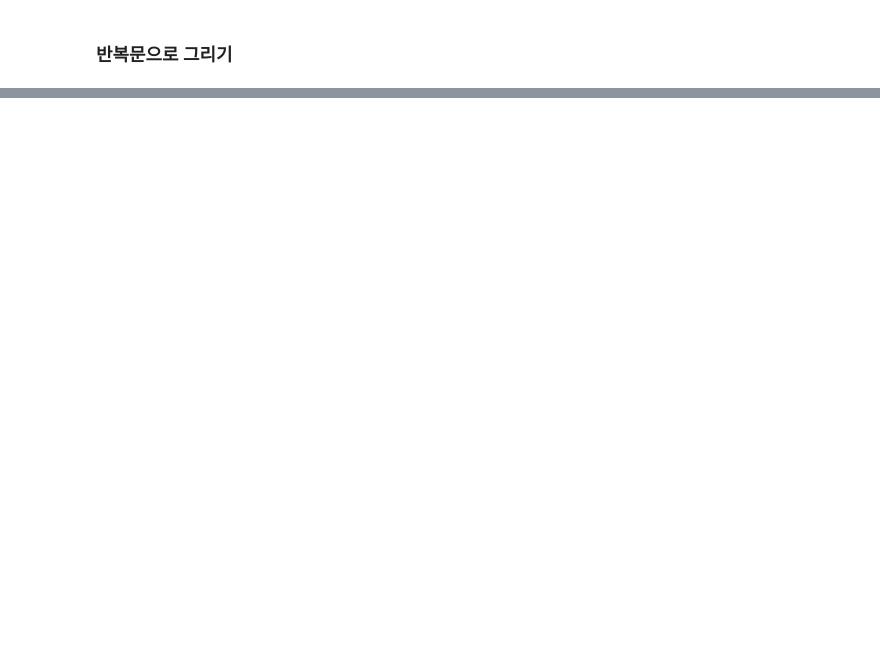
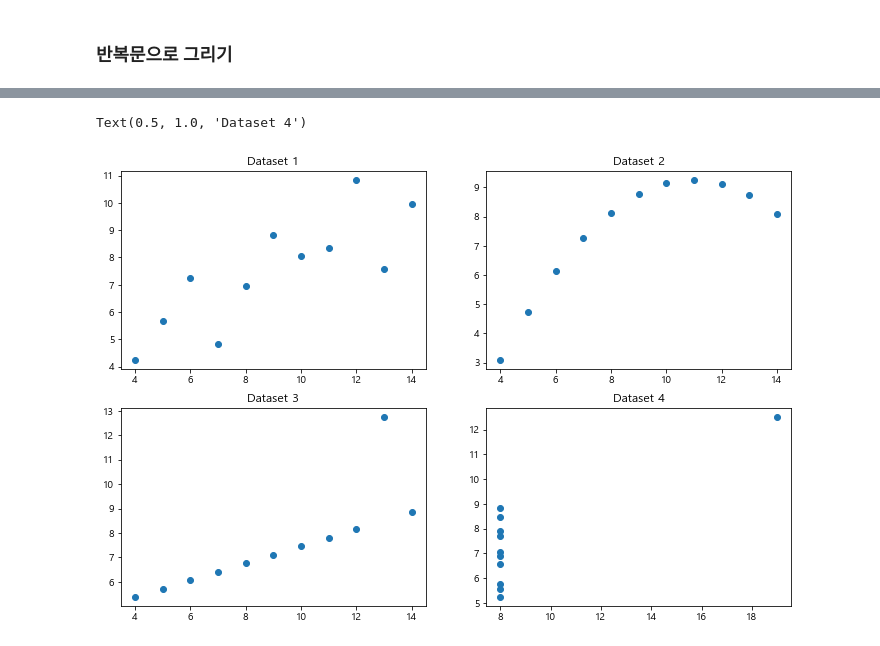
Before and after one commit to beegramin9/DataScience, a Jupyter notebook: 04_matplotlib/07_객체.ipynb, the cells around one changed output, grey strips where cells are left out. Drawn from its saved outputs; the diff is of its cells as text; code cells hidden in the pictures; blank space fills up the shorter version.

```diff
--- a/04_matplotlib/07_객체.ipynb
+++ b/04_matplotlib/07_객체.ipynb
@@ -137,0 +168,7 @@ plt.show()
+# %%
+ans = sns.load_dataset('anscombe')
+ds1 = ans[ans.dataset == 'I']
+ds2 = ans[ans.dataset == 'II']
+ds3 = ans[ans.dataset == 'III']
+ds4 = ans[ans.dataset == 'IV']
+ds1
@@ -137,0 +198,28 @@ plt.show()
+# %%
+ds1 = ans[ans.dataset == 'I']
+ds2 = ans[ans.dataset == 'II']
+ds3 = ans[ans.dataset == 'III']
+ds4 = ans[ans.dataset == 'IV']
+# %%
+
+# groupby, pivot, pivotable은 데이터에 함수를 써서 정리할 때 사용하는거고
+# 열 채로 들고오려면 팬시인덱싱을 쓸 수 밖에 없다
+
+fig = plt.figure(figsize=(12,8))
+ax1 = plt.subplot(2,2,1)
+ax2 = plt.subplot(2,2,2)
+ax3 = plt.subplot(2,2,3)
+ax4 = plt.subplot(2,2,4)
+
+ax1.plot(ds1['x'],ds1['y'],'o')
+ax2.plot(ds2['x'],ds2['y'],'o')
+ax3.plot(ds3['x'],ds3['y'],'o')
+ax4.plot(ds4['x'],ds4['y'],'o')
+
+ax1.set_title('Dataset 1')
+ax2.set_title('Dataset 2')
+ax3.set_title('Dataset 3')
+ax4.set_title('Dataset 4')
+# %% [output]
+Text(0.5, 1.0, 'Dataset 4')
+[figure, added]
```
Also changed, not shown: parts of 17 cells of this notebook, 6 other files.
